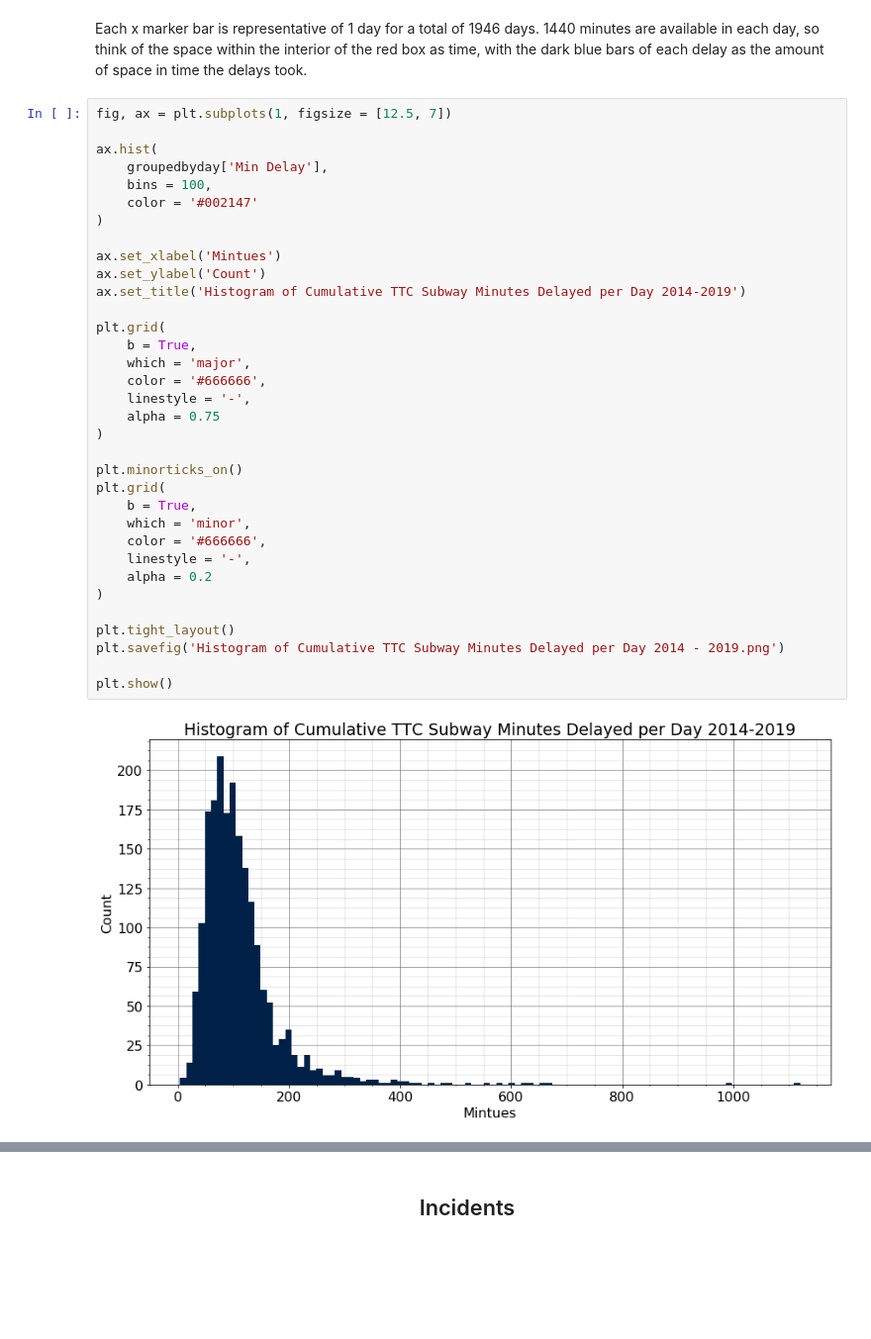
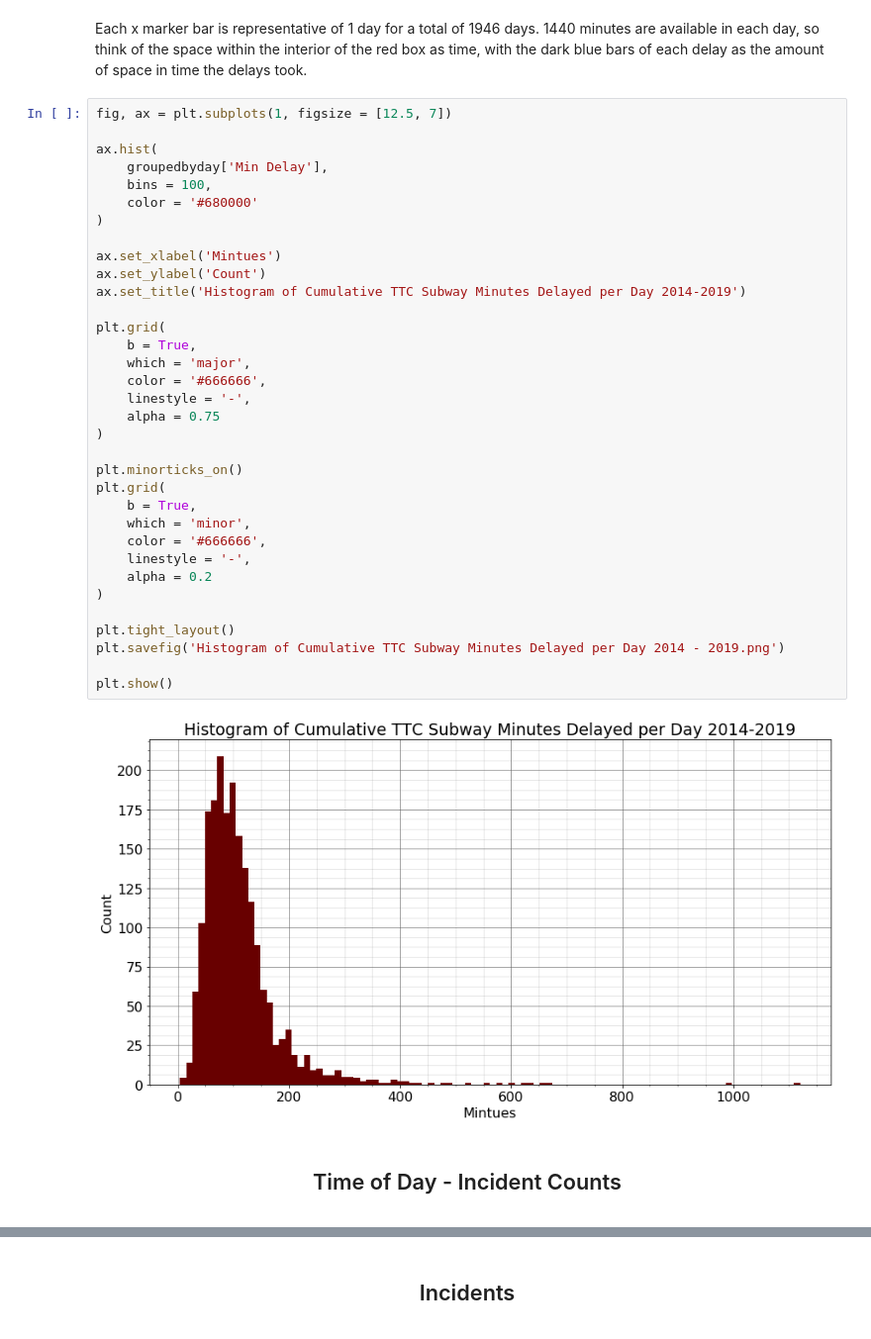
Before and after one commit to sishola/ttc-delays, a Jupyter notebook: SubwaySRT/subway_eda.ipynb, the cells around one changed output, grey strips where cells are left out. Shown at 99% size. Saved outputs shown, nothing was run; the diff lists cells and outputs as text; blank space fills up the shorter version.

```diff
--- a/SubwaySRT/subway_eda.ipynb
+++ b/SubwaySRT/subway_eda.ipynb
@@ -281,33 +286,35 @@ fig, ax = plt.subplots(1, figsize = [12.5, 7])
 ax.hist(
     groupedbyday['Min Delay'],
     bins = 100,
-    color = '#002147'
+    color = '#680000'
 )
 
 ax.set_xlabel('Mintues')
 ax.set_ylabel('Count')
 ax.set_title('Histogram of Cumulative TTC Subway Minutes Delayed per Day 2014-2019')
 
 plt.grid(
     b = True,
     which = 'major',
     color = '#666666',
     linestyle = '-',
     alpha = 0.75
 )
 
 plt.minorticks_on()
 plt.grid(
     b = True,
     which = 'minor',
     color = '#666666',
     linestyle = '-',
     alpha = 0.2
 )
 
 plt.tight_layout()
 plt.savefig('Histogram of Cumulative TTC Subway Minutes Delayed per Day 2014 - 2019.png')
 
 plt.show()
 # %% [output]
-[figure, old version]
+[figure, new version]
+# %% [markdown]
+<center><h2>Time of Day - Incident Counts</center></h2>
```
Also changed, not shown: parts of 15 cells of this notebook, 12 other files.
